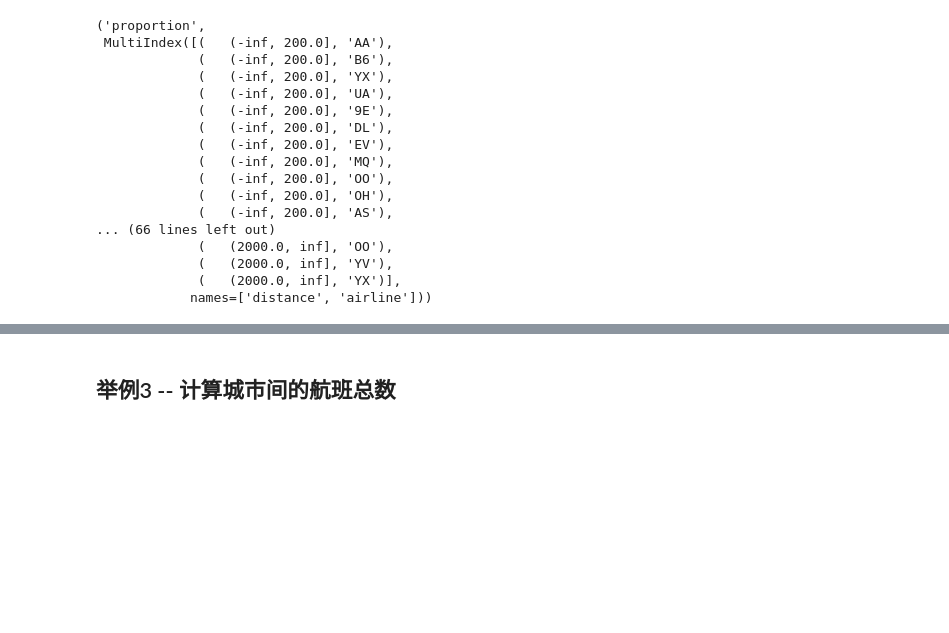
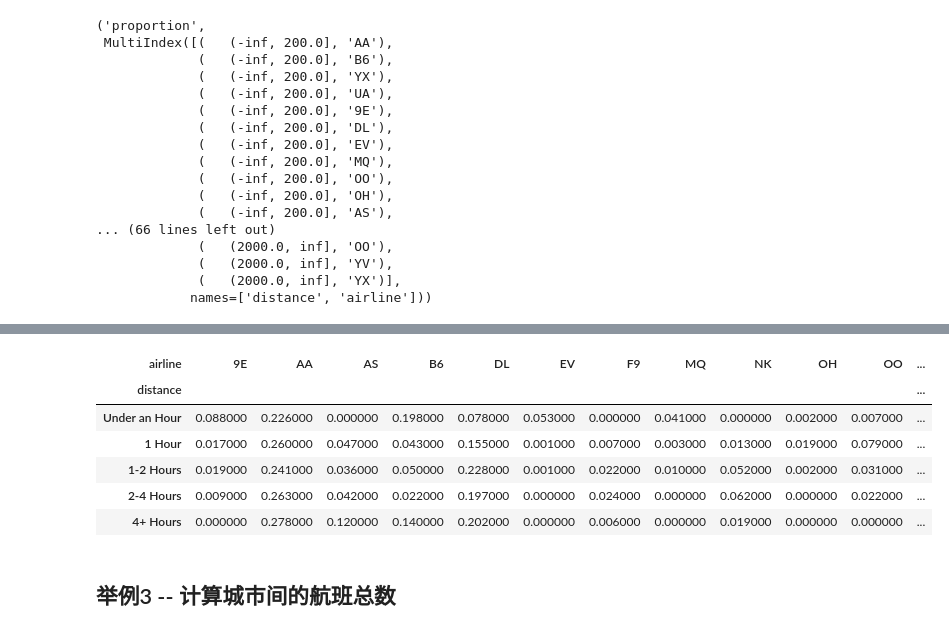
Before and after one commit to 99night66/pandas_study, a Jupyter notebook: 7_分组聚合过滤转换.ipynb, the cells around one changed output, grey strips where cells are left out. Drawn from its saved outputs; the diff is of its cells as text; code cells hidden in the pictures; blank space fills up the shorter version.

```diff
--- a/7_分组聚合过滤转换.ipynb
+++ b/7_分组聚合过滤转换.ipynb
@@ -1108,8 +1136,15 @@ flights.groupby(cuts)['air_time'].quantile(q=[.25, .5,.75]).div(60).round(2)
 # %%
 labels=['Under an Hour', '1 Hour', '1-2 Hours', '2-4 Hours', '4+ Hours']
-cuts2 = pd.cut(flights['distance'],
-bins=bins, labels=labels)
-flights.groupby(cuts2)['airline'].value_counts(normalize=True).round(3).unstack().style.highlight_max(axis=1)
+cuts2 = pd.cut(flights['distance'], bins=bins, labels=labels)
+flights.groupby(cuts2)['airline'].value_counts(normalize=True).round(3).unstack().style.highlight_max(axis=1)  # .unstack()：将内层的索引变为列名
+# %% [output]
+| airline | 9E | AA | AS | B6 | DL | EV | F9 | MQ | NK | OH | OO | ... |
+| distance |  |  |  |  |  |  |  |  |  |  |  | ... |
+| Under an Hour | 0.088000 | 0.226000 | 0.000000 | 0.198000 | 0.078000 | 0.053000 | 0.000000 | 0.041000 | 0.000000 | 0.002000 | 0.007000 | ... |
+| 1 Hour | 0.017000 | 0.260000 | 0.047000 | 0.043000 | 0.155000 | 0.001000 | 0.007000 | 0.003000 | 0.013000 | 0.019000 | 0.079000 | ... |
+| 1-2 Hours | 0.019000 | 0.241000 | 0.036000 | 0.050000 | 0.228000 | 0.001000 | 0.022000 | 0.010000 | 0.052000 | 0.002000 | 0.031000 | ... |
+| 2-4 Hours | 0.009000 | 0.263000 | 0.042000 | 0.022000 | 0.197000 | 0.000000 | 0.024000 | 0.000000 | 0.062000 | 0.000000 | 0.022000 | ... |
+| 4+ Hours | 0.000000 | 0.278000 | 0.120000 | 0.140000 | 0.202000 | 0.000000 | 0.006000 | 0.000000 | 0.019000 | 0.000000 | 0.000000 | ... |
 # %% [markdown]
 ## 举例3 -- 计算城市间的航班总数
 # %%
```
Also changed, not shown: parts of 28 cells of this notebook.
